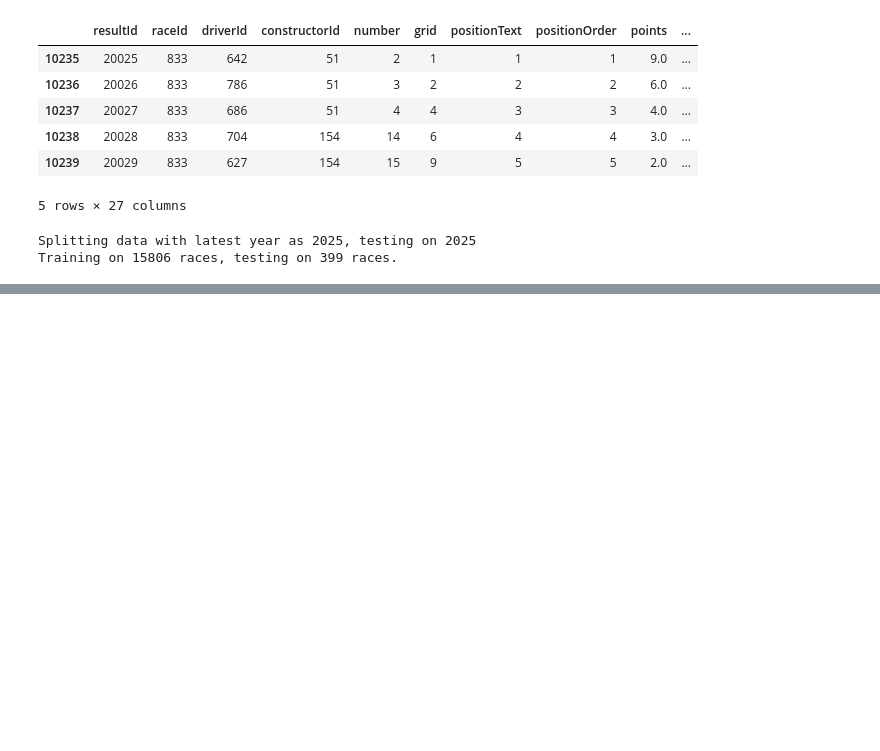
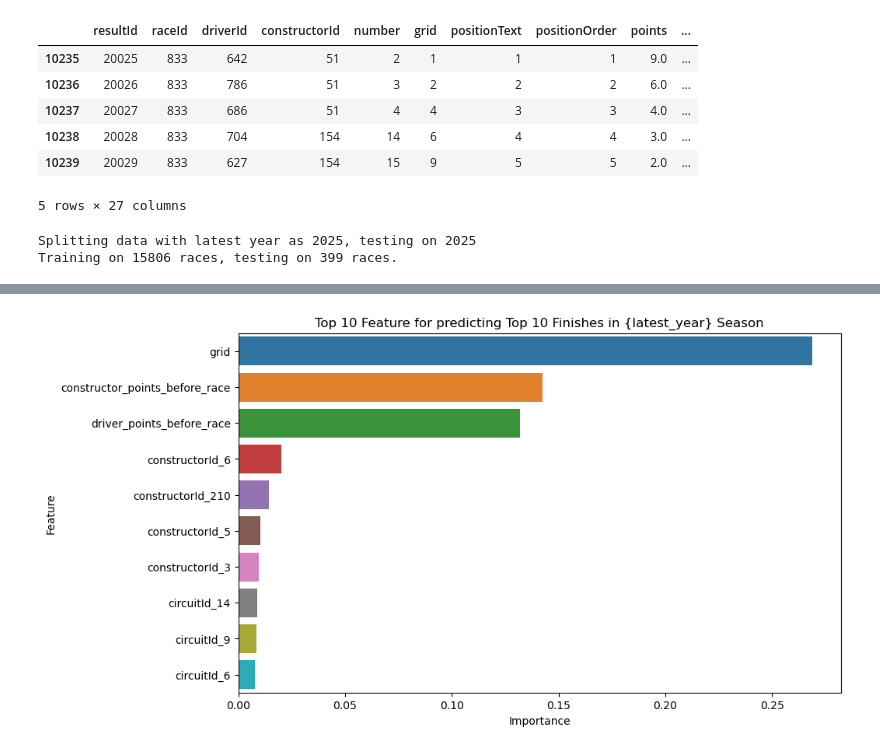
Before and after one commit to Ifdhal17/f1_point_finisher_prediction, a Jupyter notebook: f1prediction.ipynb, the cells around one changed output, grey strips where cells are left out. Cells and saved outputs as stored; diff of their text form; code cells hidden in the pictures; blank space fills up the shorter version.

```diff
--- a/f1prediction.ipynb
+++ b/f1prediction.ipynb
@@ -123,0 +184,16 @@ Training on 15806 races, testing on 399 races.
+# %%
+# Get feature importances from the trained model
+importances = rf_model.feature_importances_
+feature_names = X_train.columns
+
+# Create a DataFrame for visualization
+importances_df = pd.DataFrame({'Feature': feature_names, 'Importance': importances})
+importances_df = importances_df.sort_values(by='Importance', ascending=False)
+
+# Plot the top 10 feature importances
+plt.figure(figsize=(10, 6))
+sns.barplot(x='Importance', y='Feature', data=importances_df.head(10))
+plt.title('Top 10 Feature for predicting Top 10 Finishes in {latest_year} Season')
+plt.show()
+# %% [output]
+[figure, added]
```
Also changed, not shown: parts of 3 cells of this notebook.
